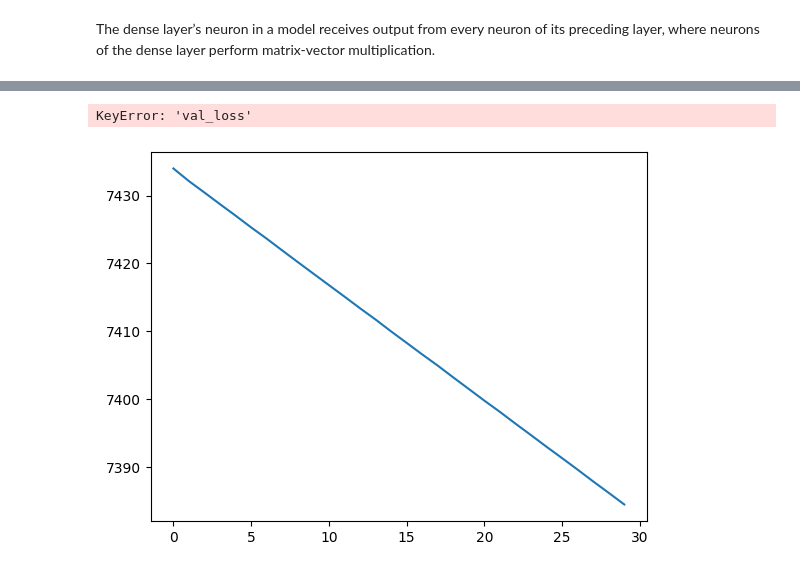
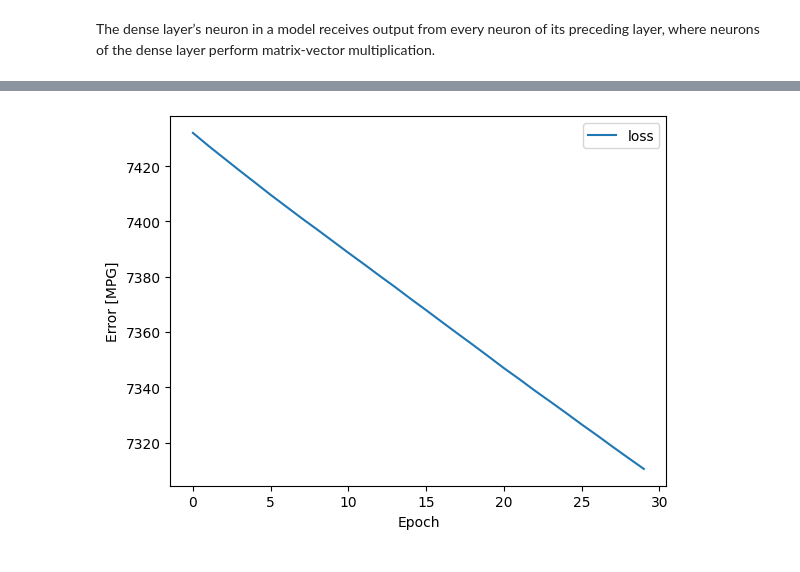
Before and after one commit to Beatrix-droid/github_repos-2022-data-analysis, a Jupyter notebook: github analysis.ipynb, the cells around one changed output, grey strips where cells are left out. Drawn from its saved outputs; the diff is of its cells as text; code cells hidden in the pictures.

```diff
--- a/github analysis.ipynb
+++ b/github analysis.ipynb
@@ -524,5 +520,10 @@ NameError: name 'pd' is not defined
+# %%
+def plot_loss(df):
+  plt.plot(df["epoch"],df['loss'], label='loss')
+  plt.xlabel('Epoch')
+  plt.ylabel('Error [MPG]')
+  plt.legend()
 # %%
-plot_loss(history)
+plot_loss(hist)
 # %% [output]
-KeyError: 'val_loss'
-[figure, old version]
+[figure, new version]
```
Also changed, not shown: parts of 13 cells of this notebook.
